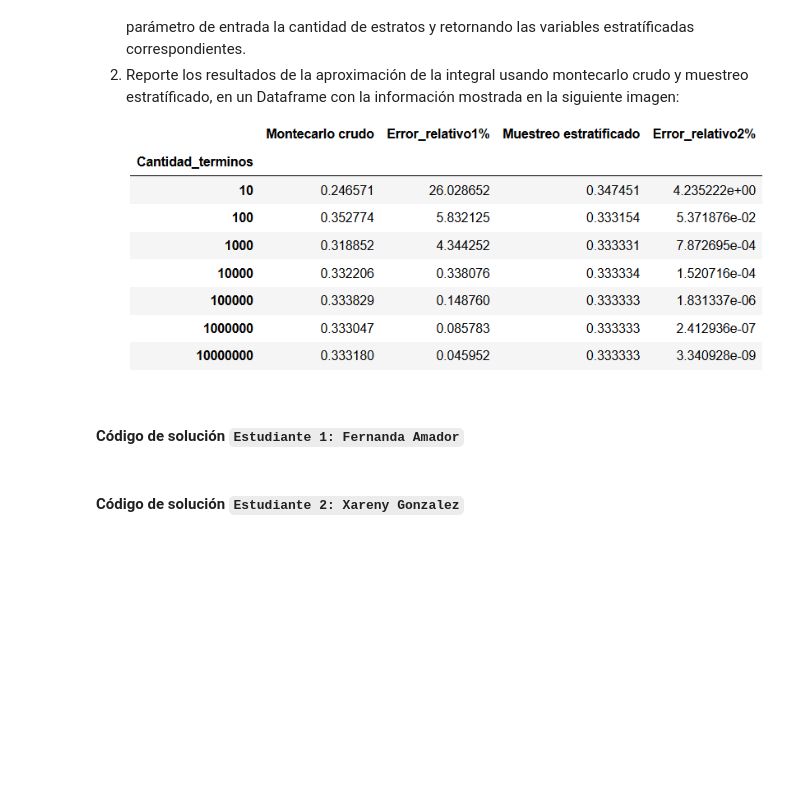
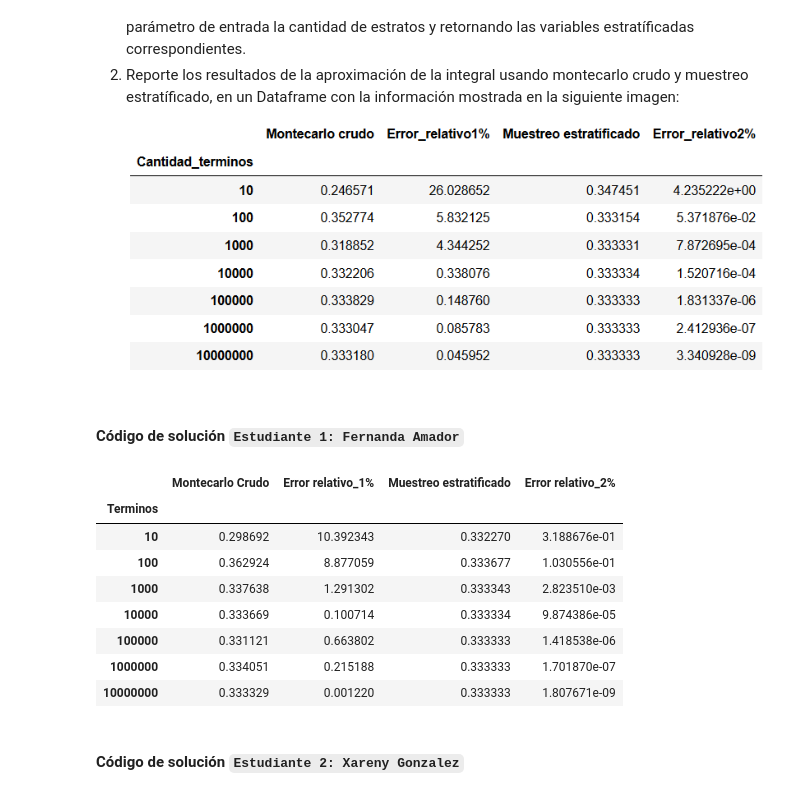
Before and after one commit to feramdor/Tarea7_Amador_Gonzalez, a Jupyter notebook: Tarea7.ipynb, the cells around one changed output. Drawn from its saved outputs; the diff is of its cells as text; code cells hidden in the pictures; blank space fills up the shorter version.

```diff
--- a/Tarea7.ipynb
+++ b/Tarea7.ipynb
@@ -28,4 +32,64 @@ Pasos
 # %% [markdown]
 #### Código de solución `Estudiante 1: Fernanda Amador`
+# %%
+# Creación de funcion integral montecarlo
+def int_mont(f:'Función a integrar',
+             a:'Límite inferior de la integral',
+             b:'Límite superior de la integral',
+             U:'Muestra de números U~[a,b]'):
+    return (b - a) / len(U) * np.sum(f(U))
+# %%
+# Creación funcion estratos
+def estra(N):
+    U2 = np.random.rand(N)
+    i = np.arange(0, N)
+    estratificado = (U2 + i) / N
+    return estratificado
+# %%
+# Calculamos
+I = 1/3
+# Intervalos
+a = 0
+b = 1
+# Cantidad de términos
+N = np.logspace(1,7,7,dtype=int)
+
+#Dataframe con los datos
+
+df = pd.DataFrame(index = N,
+                  columns = ['Montecarlo Crudo',
+                             'Error relativo_1%',
+                             'Muestreo estratificado',
+                             'Error relativo_2%'],
+                  dtype= 'float')
+
+# Números aleatorios
+
+u_i = list(map(lambda N: np.random.uniform(a, b, N),N))
+Imont = list(map(lambda Y: int_mont(lambda x: x ** 2, a, b, Y),u_i))
+df['Montecarlo Crudo'] = Imont
+
+#Montecarlo con muestreo estratificado
+
+estratificado = ([estra(i) for i in N])
+i_estratificado = ([int_mont(lambda x: x**2, a, b, Y) for Y in estratificado])
+
+df['Muestreo estratificado'] = i_estratificado
+df['Error relativo_1%'] = np.abs(((df['Montecarlo Crudo'] - I) *100 / I))
+df['Error relativo_2%'] = np.abs(((df['Muestreo estratificado'] - I) * 100 / I))
+
+# Tabla index
+df.index.name = 'Terminos'
+df
+# %% [output]
+|  | Montecarlo Crudo | Error relativo_1% | Muestreo estratificado | Error relativo_2% |
+| Terminos |  |  |  |  |
+| 10 | 0.298692 | 10.392343 | 0.332270 | 3.188676e-01 |
+| 100 | 0.362924 | 8.877059 | 0.333677 | 1.030556e-01 |
+| 1000 | 0.337638 | 1.291302 | 0.333343 | 2.823510e-03 |
+| 10000 | 0.333669 | 0.100714 | 0.333334 | 9.874386e-05 |
+| 100000 | 0.331121 | 0.663802 | 0.333333 | 1.418538e-06 |
+| 1000000 | 0.334051 | 0.215188 | 0.333333 | 1.701870e-07 |
+| 10000000 | 0.333329 | 0.001220 | 0.333333 | 1.807671e-09 |
 # %% [markdown]
 #### Código de solución `Estudiante 2: Xareny Gonzalez`
```
Also changed, not shown: parts of 1 cell of this notebook, 1 other file.
